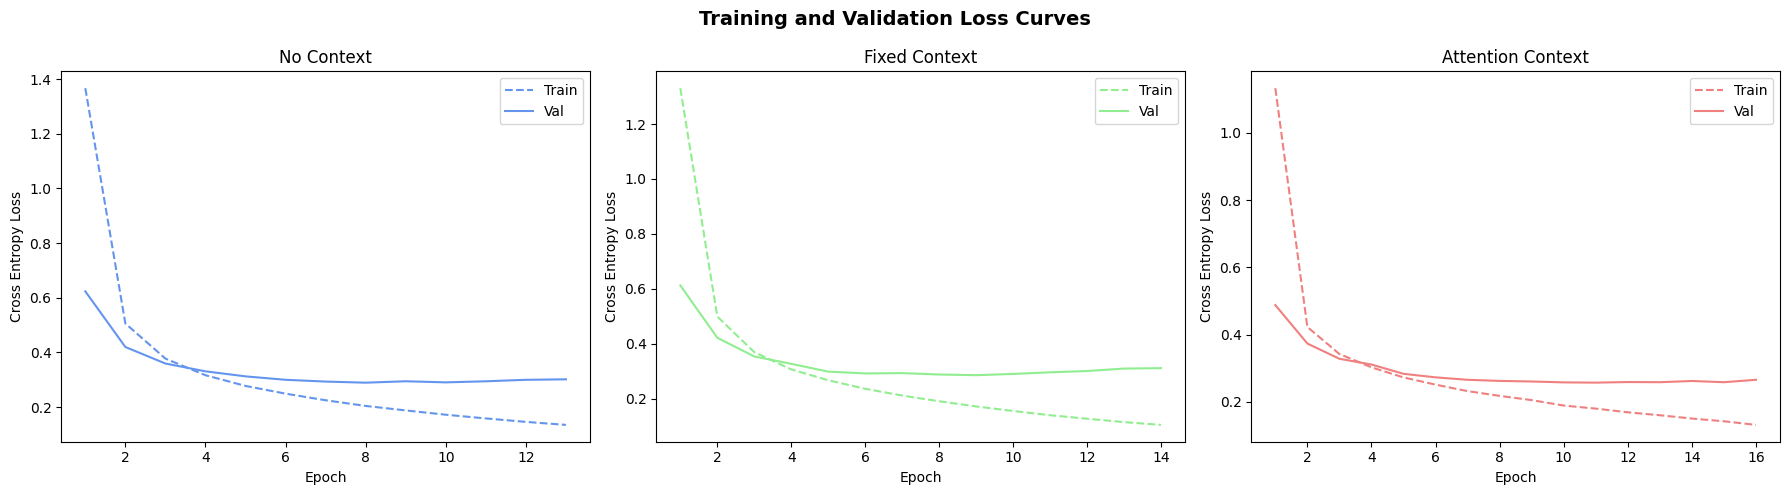
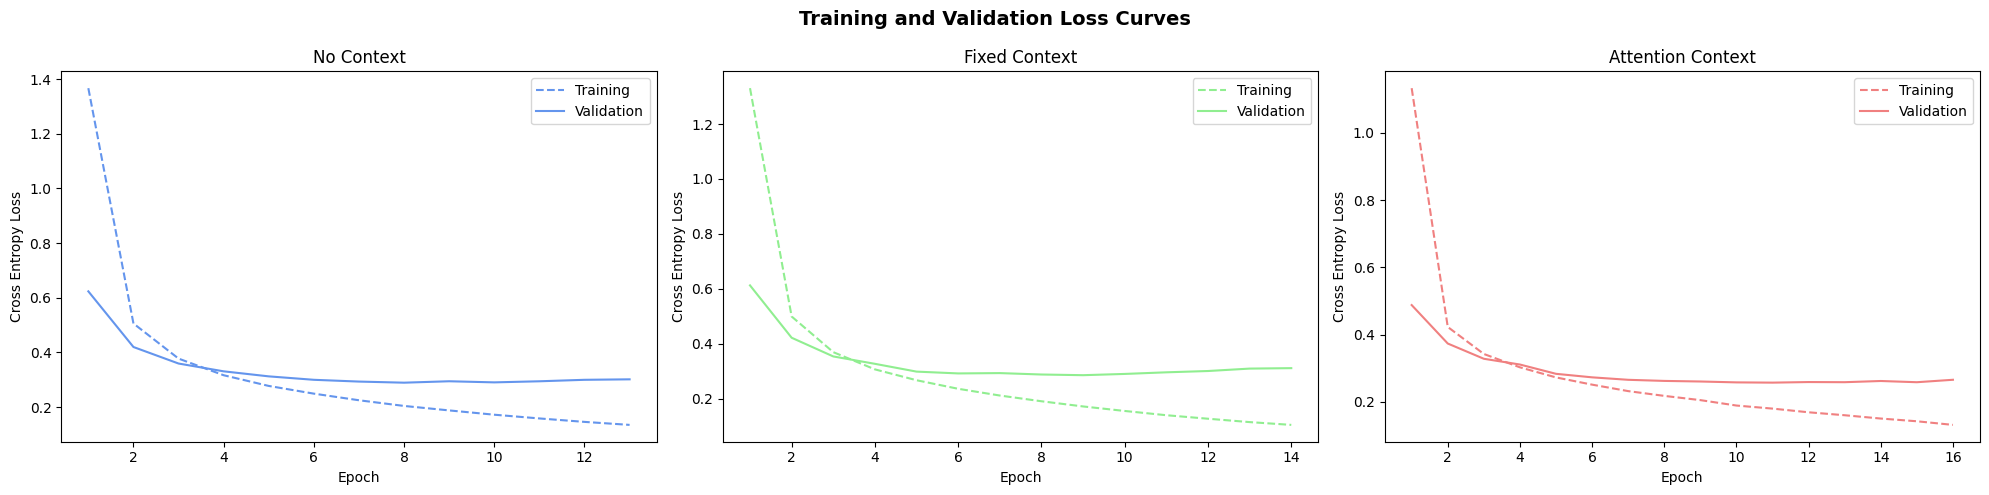
Unified diff of the notebook cell whose output changed from the first chart to the second:
--- before
+++ after
@@ -1,4 +1,4 @@
 # Plot training and validation loss curves for all three setups.
-fig, axes = plt.subplots(1, 3, figsize=(18, 5))
+fig, axes = plt.subplots(1, 3, figsize=(20, 5))
 fig.suptitle('Training and Validation Loss Curves', fontweight='bold', fontsize=14)
 
@@ -11,6 +11,6 @@
 for ax, (history, title, color) in zip(axes, histories):
     epochs = range(1, len(history['train_loss']) + 1)
-    ax.plot(epochs, history['train_loss'], label='Train', color=color, linestyle='--')
-    ax.plot(epochs, history['val_loss'],   label='Val',   color=color)
+    ax.plot(epochs, history['train_loss'], label='Training', color=color, linestyle='--')
+    ax.plot(epochs, history['val_loss'],   label='Validation', color=color)
     ax.set_title(title)
     ax.set_xlabel('Epoch')
@@ -19,4 +19,4 @@
 
 plt.tight_layout()
-plt.savefig('training_curves.png', dpi=200, bbox_inches='tight')
+plt.savefig('training_curves.png', dpi=150, bbox_inches='tight')
 plt.show()

Commit: fix: Updated markdown for the architecture comparison section